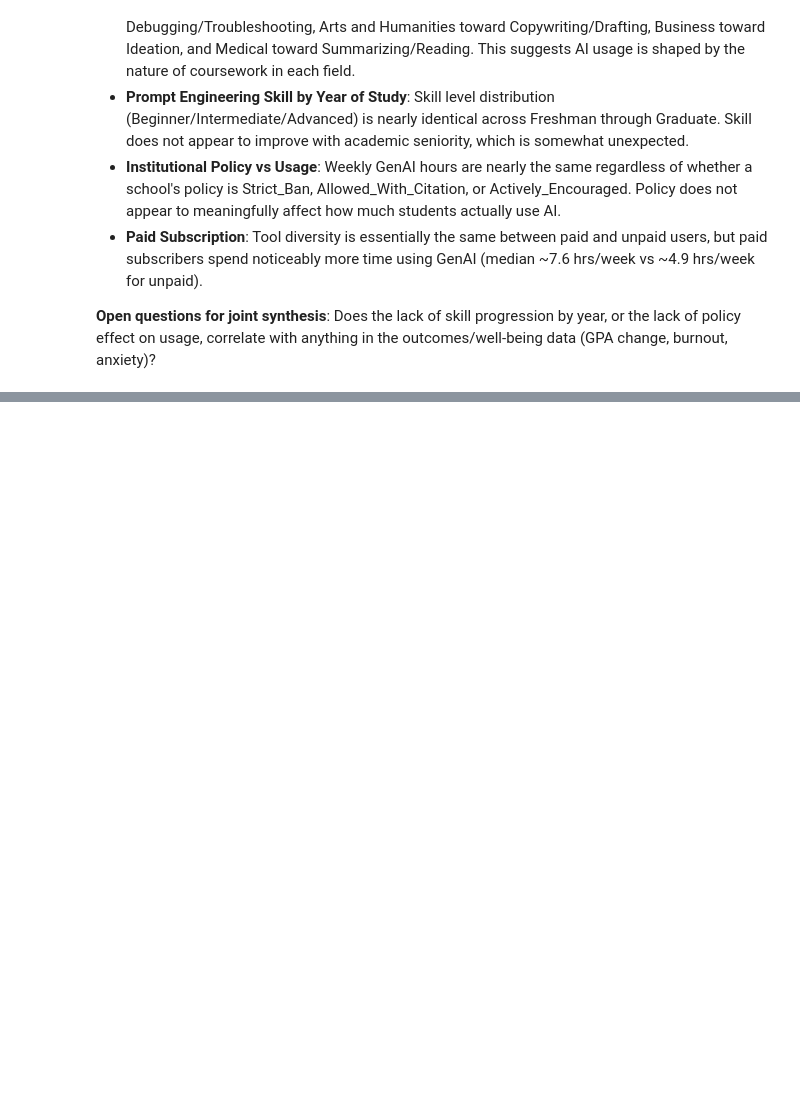
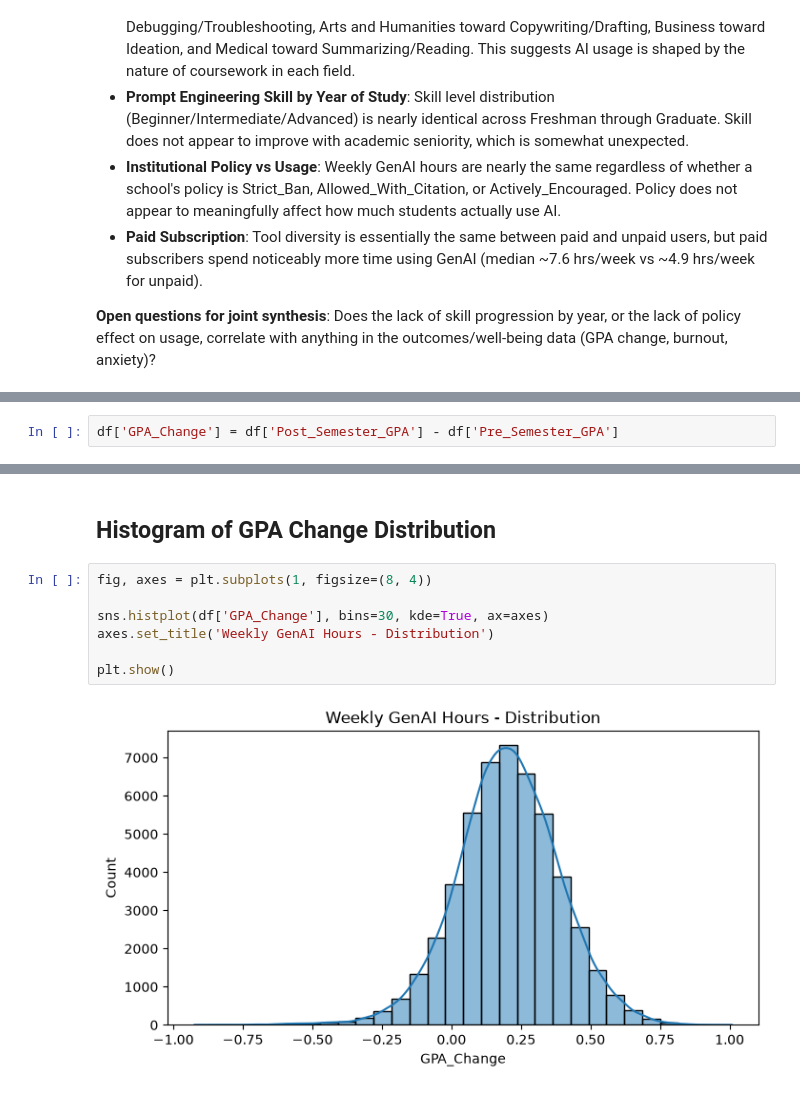
Before and after one commit to txxzd/Impact-Of-AI-on-Students-Analysis, a Jupyter notebook: data_analysis.ipynb, the cells around one changed output, grey strips where cells are left out. Saved outputs shown, nothing was run; the diff lists cells and outputs as text; blank space fills up the shorter version.

```diff
--- a/data_analysis.ipynb
+++ b/data_analysis.ipynb
@@ -318,0 +378,2 @@ plt.show()
+# %%
+df['GPA_Change'] = df['Post_Semester_GPA'] - df['Pre_Semester_GPA']
@@ -318,0 +404,11 @@ plt.show()
+# %% [markdown]
+## Histogram of GPA Change Distribution
+# %%
+fig, axes = plt.subplots(1, figsize=(8, 4))
+
+sns.histplot(df['GPA_Change'], bins=30, kde=True, ax=axes)
+axes.set_title('Weekly GenAI Hours - Distribution')
+
+plt.show()
+# %% [output]
+[figure, added]
```
Also changed, not shown: parts of 52 cells of this notebook.
